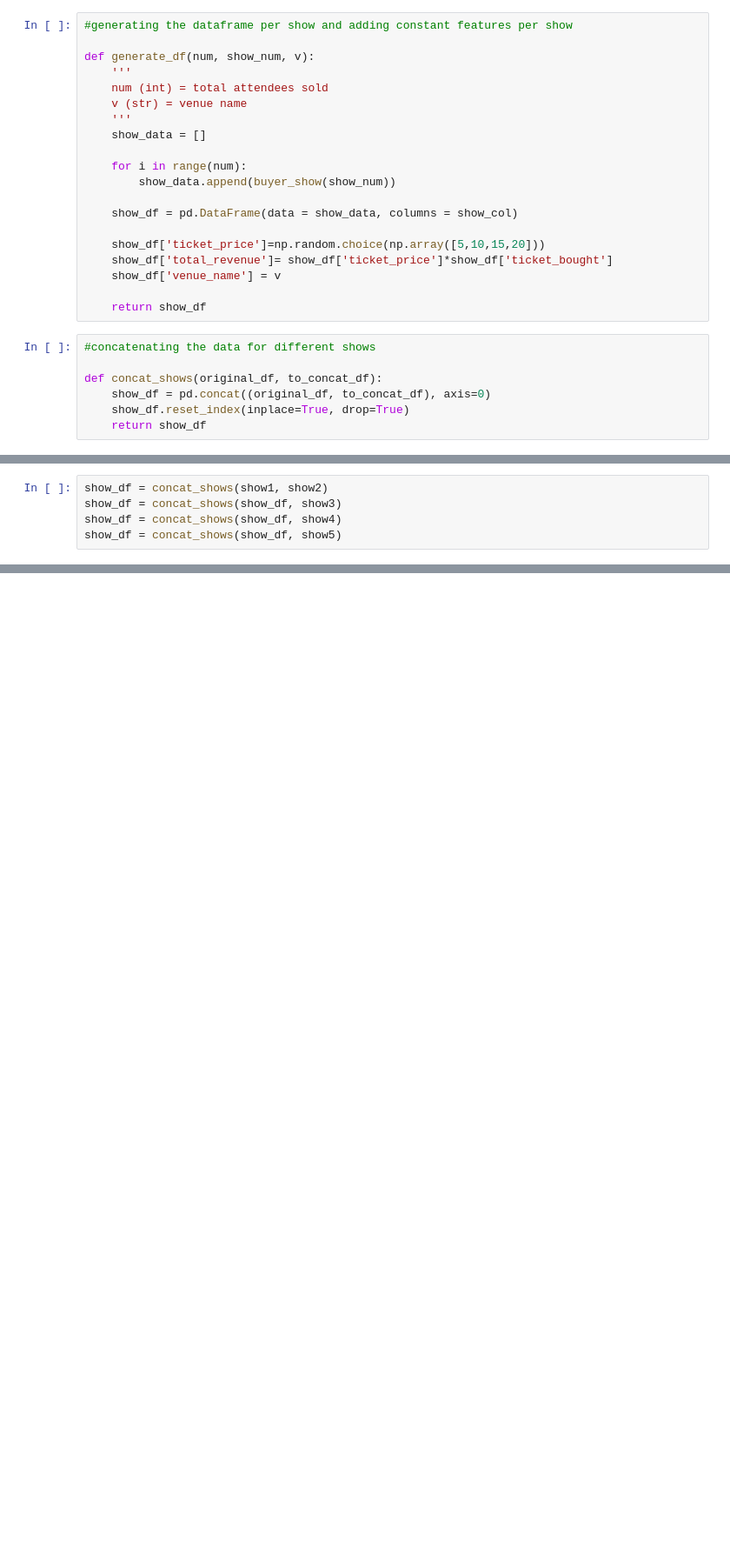
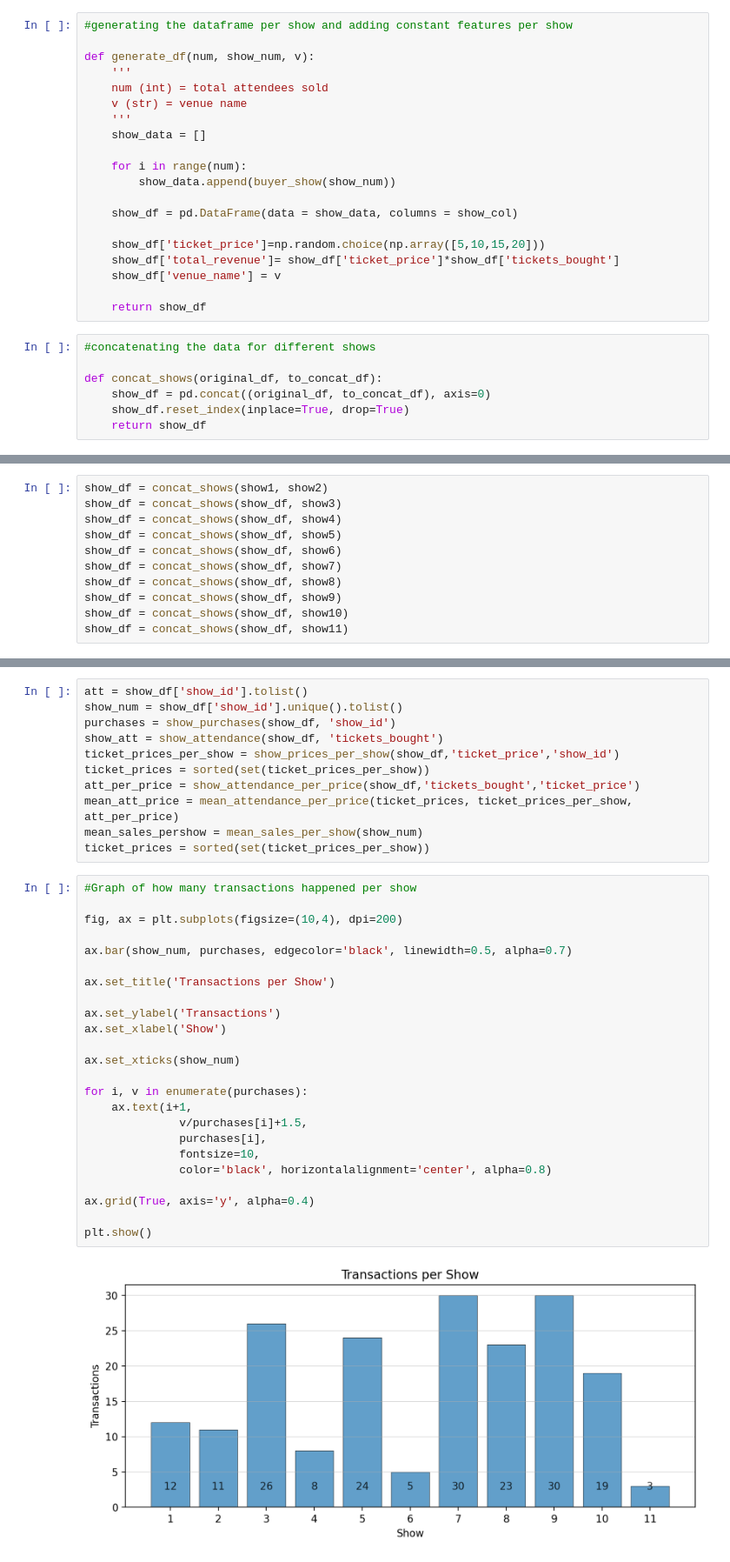
Before and after one commit to meyerpedro/Personal_Projects, a Jupyter notebook: fanflex_phase2/notebook/fanflex_phase2.ipynb, the cells around one changed output, grey strips where cells are left out. Shown at 87% size. Drawn from its saved outputs; the diff is of its cells as text; blank space fills up the shorter version.

Commit message:
Adding Notebook with EDA and Visualizations

```diff
--- a/fanflex_phase2/notebook/fanflex_phase2.ipynb
+++ b/fanflex_phase2/notebook/fanflex_phase2.ipynb
@@ -90,7 +92,7 @@ def generate_df(num, show_num, v):
     show_df = pd.DataFrame(data = show_data, columns = show_col)
 
     show_df['ticket_price']=np.random.choice(np.array([5,10,15,20]))
-    show_df['total_revenue']= show_df['ticket_price']*show_df['ticket_bought']
+    show_df['total_revenue']= show_df['ticket_price']*show_df['tickets_bought']
     show_df['venue_name'] = v
 
     return show_df
@@ -114,3 +120,9 @@ show_df = concat_shows(show1, show2)
 show_df = concat_shows(show_df, show3)
 show_df = concat_shows(show_df, show4)
 show_df = concat_shows(show_df, show5)
+show_df = concat_shows(show_df, show6)
+show_df = concat_shows(show_df, show7)
+show_df = concat_shows(show_df, show8)
+show_df = concat_shows(show_df, show9)
+show_df = concat_shows(show_df, show10)
+show_df = concat_shows(show_df, show11)
@@ -120,0 +226,37 @@ show_df
+# %%
+att = show_df['show_id'].tolist()
+show_num = show_df['show_id'].unique().tolist()
+purchases = show_purchases(show_df, 'show_id')
+show_att = show_attendance(show_df, 'tickets_bought')
+ticket_prices_per_show = show_prices_per_show(show_df,'ticket_price','show_id')
+ticket_prices = sorted(set(ticket_prices_per_show))
+att_per_price = show_attendance_per_price(show_df,'tickets_bought','ticket_price')
+mean_att_price = mean_attendance_per_price(ticket_prices, ticket_prices_per_show, att_per_price)
+mean_sales_pershow = mean_sales_per_show(show_num)
+ticket_prices = sorted(set(ticket_prices_per_show))
+# %%
+#Graph of how many transactions happened per show
+
+fig, ax = plt.subplots(figsize=(10,4), dpi=200)
+
+ax.bar(show_num, purchases, edgecolor='black', linewidth=0.5, alpha=0.7)
+
+ax.set_title('Transactions per Show')
+
+ax.set_ylabel('Transactions')
+ax.set_xlabel('Show')
+
+ax.set_xticks(show_num)
+
+for i, v in enumerate(purchases):
+    ax.text(i+1,
+              v/purchases[i]+1.5,
+              purchases[i],
+              fontsize=10,
+              color='black', horizontalalignment='center', alpha=0.8)
+
+ax.grid(True, axis='y', alpha=0.4)
+
+plt.show()
+# %% [output]
+[figure, added]
```
Also changed, not shown: parts of 18 cells of this notebook.
